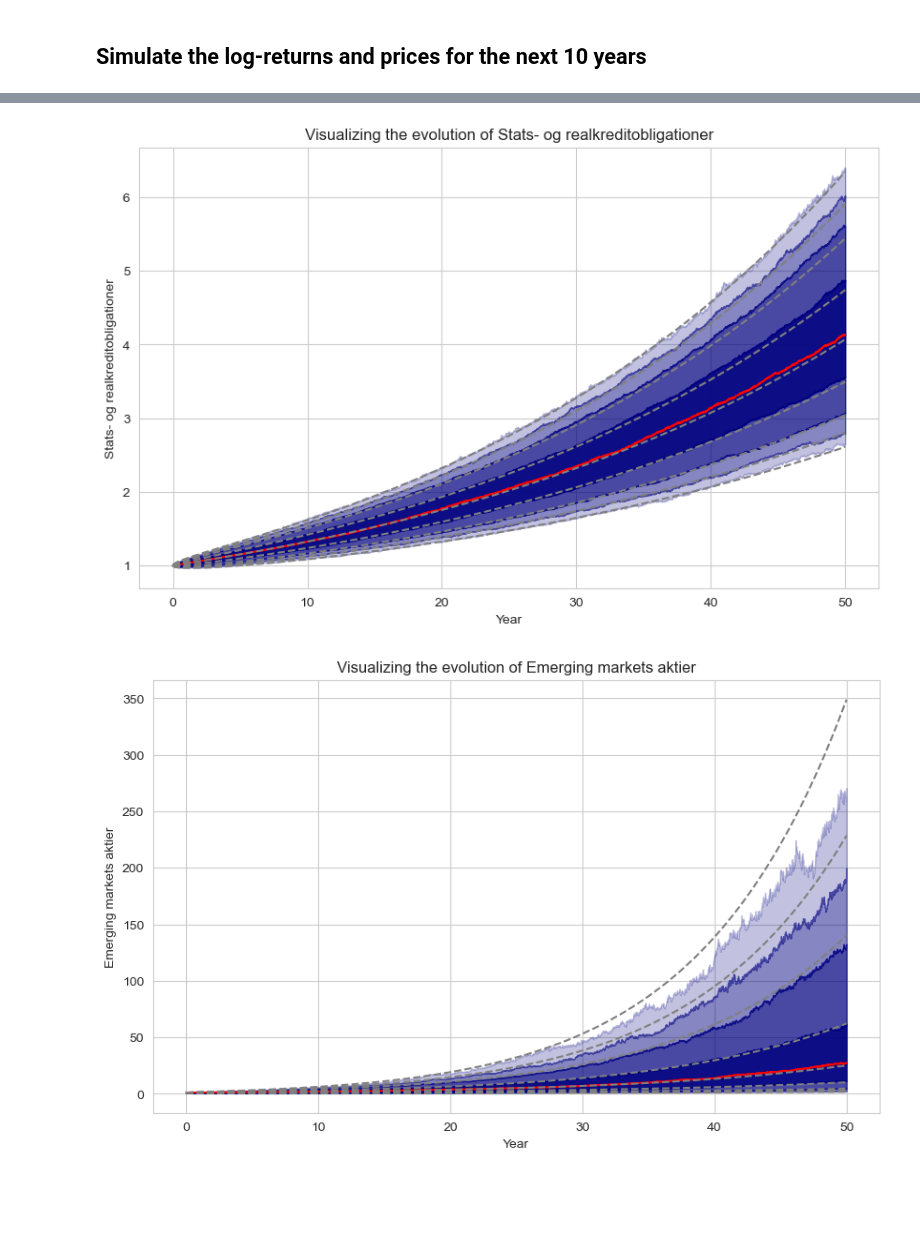
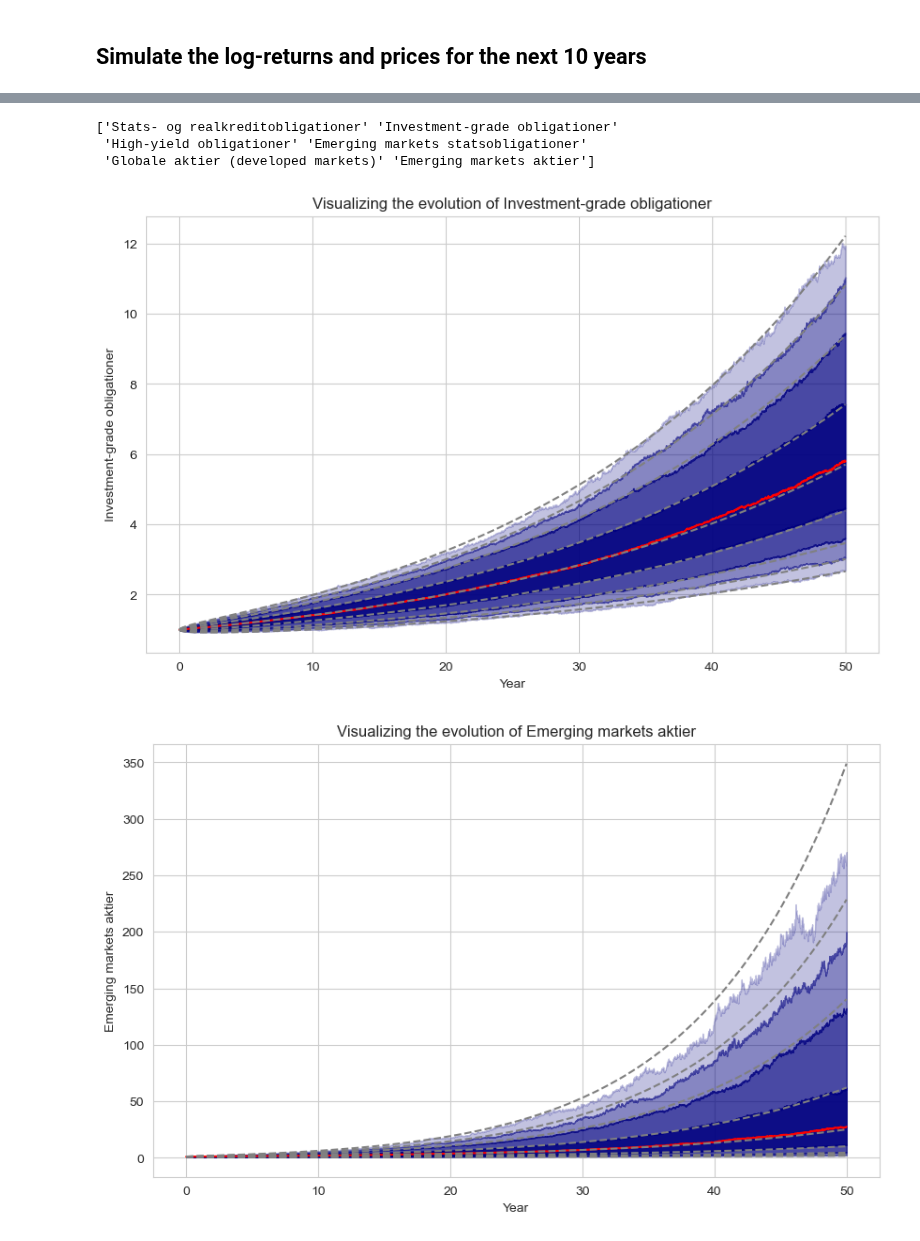
Before and after one commit to tbearlarsen/AEF_thesis_GBI, a Jupyter notebook: GBI Optimisation/Data/50 year simulated yearly prices/asset_simulation.ipynb, the cells around one changed output, grey strips where cells are left out. Cells and saved outputs as stored; diff of their text form; code cells hidden in the pictures; blank space fills up the shorter version.

```diff
--- a/GBI Optimisation/Data/50 year simulated yearly prices/asset_simulation.ipynb
+++ b/GBI Optimisation/Data/50 year simulated yearly prices/asset_simulation.ipynb
@@ -301,22 +285,28 @@ Output completed
+# %%
+print(asset_names)
+# %% [output]
+['Stats- og realkreditobligationer' 'Investment-grade obligationer'
+ 'High-yield obligationer' 'Emerging markets statsobligationer'
+ 'Globale aktier (developed markets)' 'Emerging markets aktier']
 # %%
-asset_id = 'Stats- og realkreditobligationer'
+asset_id = 'Investment-grade obligationer'
 asset_idx = asset_indices[asset_id]
 
 # calculate simulated percentiles for log-fx
 percentiles = np.percentile(sim_data[asset_id], [2.5, 5, 10, 25, 50, 75, 90, 95, 97.5], axis=0)
 
 # calculating analytical percentiles
 true_percentiles = np.array([calculate_analytical_percentile(mu_log_weekly[asset_idx], vols_log_weekly[asset_idx], t,
                              q=[0.025, 0.05 , 0.1  , 0.25 , 0.5  , 0.75 , 0.9  , 0.95 , 0.975]) for t in time_points / dt])
 
 fig, ax = plt.subplots(figsize=(10, 6))
 
 fan_chart(time_points, percentiles, ax=ax, color="navy")
 ax.plot(time_points, true_percentiles, color="gray", linestyle="--");
 
 ax.set(ylabel=asset_id, xlabel="Year", title="Visualizing the evolution of " + asset_id);
 # %% [output]
-[figure, old version]
+[figure, new version]
 # %%
 asset_id = 'Emerging markets aktier'
 asset_idx = asset_indices[asset_id]
```
Also changed, not shown: parts of 3 cells of this notebook, 50 other files.
